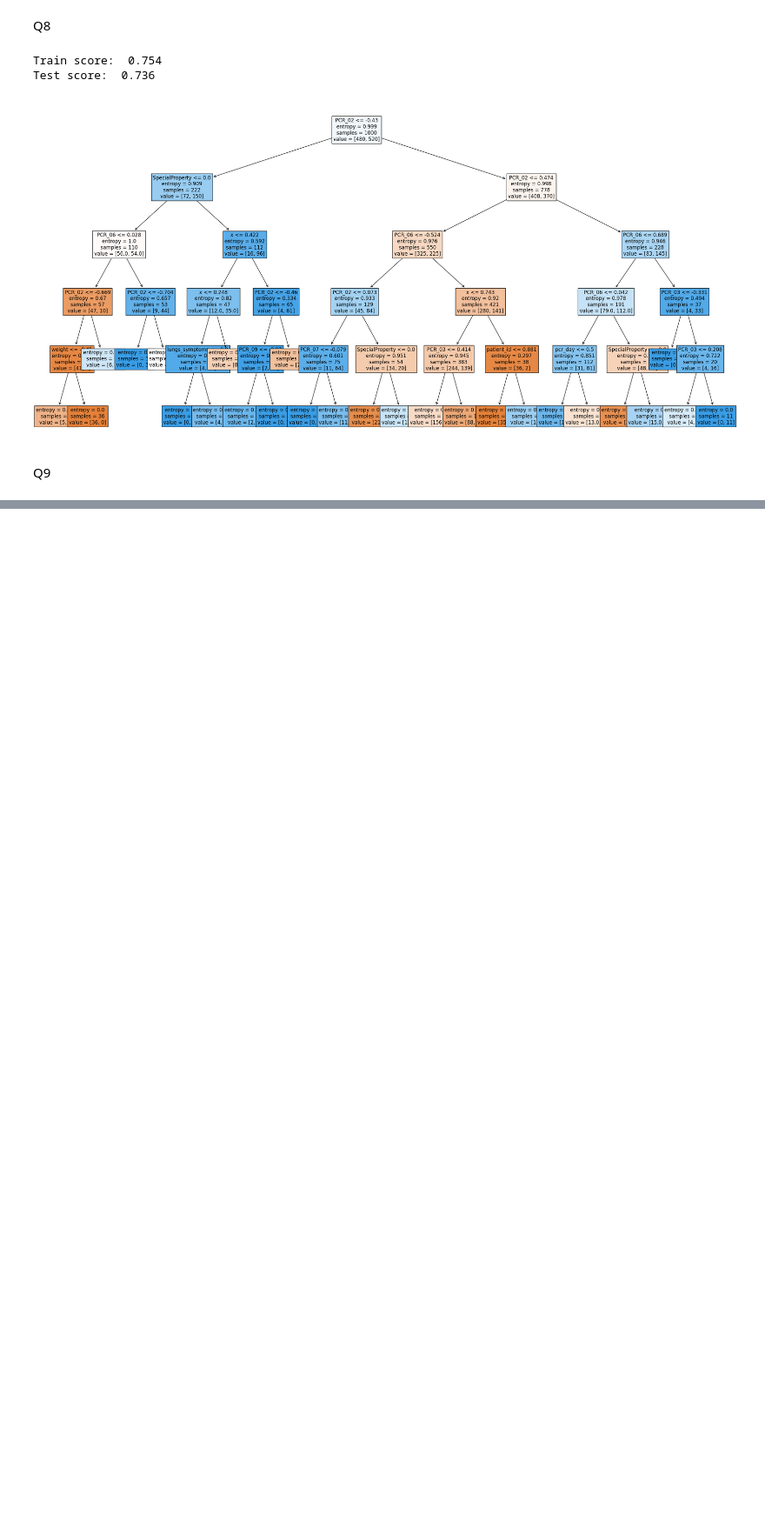
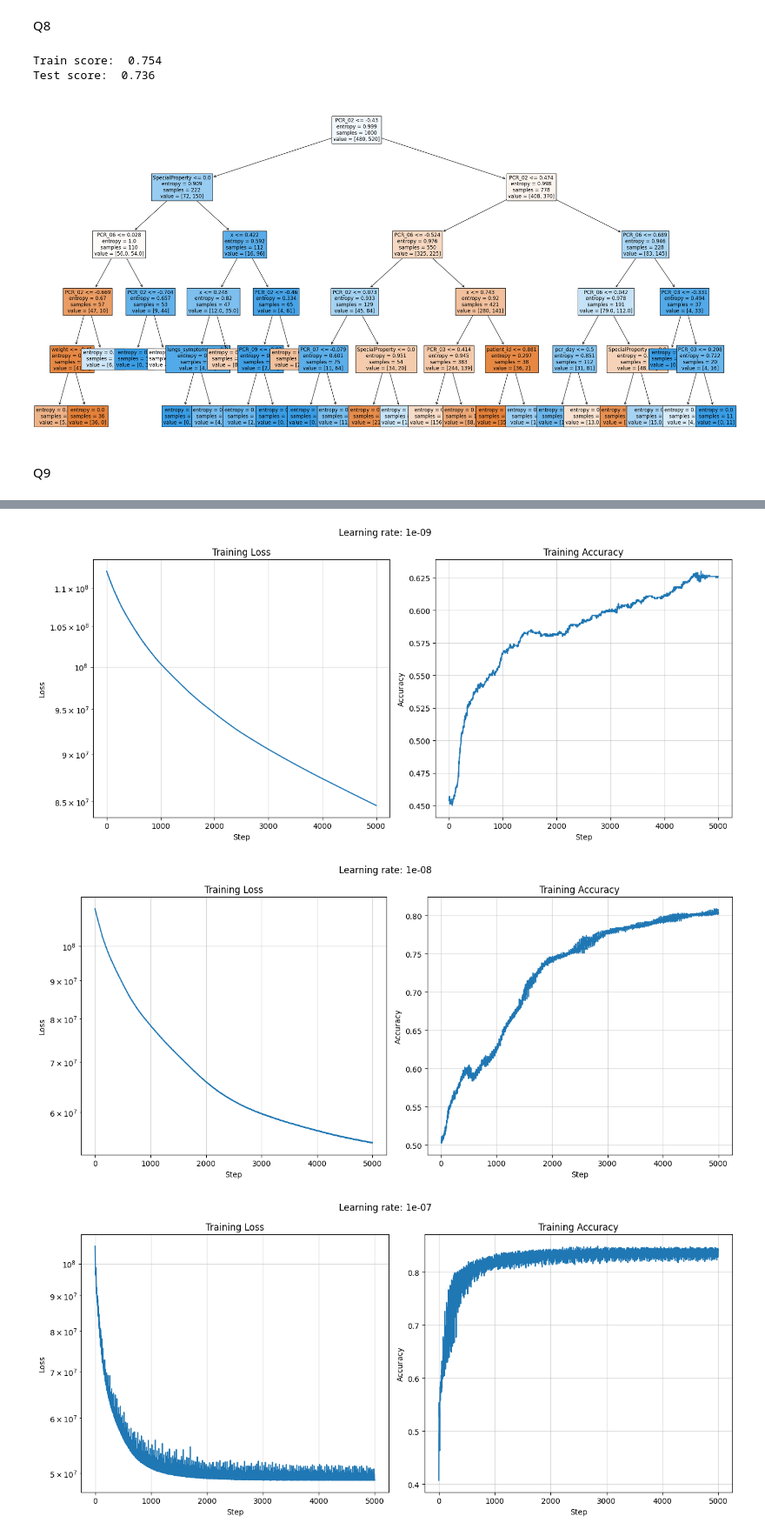
Before and after one commit to mayagel/mlhw2wet, a Jupyter notebook: Copy_of_Untitled1.ipynb, the cells around one changed output, grey strips where cells are left out. Shown at 87% size. Cells and saved outputs as stored; diff of their text form; code cells hidden in the pictures; blank space fills up the shorter version.

Commit message:
add the plots

```diff
--- a/Copy_of_Untitled1.ipynb
+++ b/Copy_of_Untitled1.ipynb
@@ -585,0 +586,21 @@ compare_gradients(X_train[['PCR_01', 'PCR_03']].to_numpy(), y_train['spread'].to
+# %%
+from sklearn.preprocessing import PolynomialFeatures, MinMaxScaler
+C=1e5
+
+for i in np.logspace(-9, -5, 5):
+    clf = SoftSVM(C=C, lr=i)
+    Xtrain_poly = PolynomialFeatures(degree=3,).fit_transform(X_train[['PCR_01', 'PCR_03']])
+    Xtrain_poly = MinMaxScaler(feature_range=(-1,1)).fit_transform(Xtrain_poly)
+    losses, accuracies = clf.fit_with_logs(Xtrain_poly, np.array(y_train['spread']), max_iter=5000)
+    plt.figure(figsize=(13, 6))
+    plt.subplot(121), plt.grid(alpha=0.5), plt.title ("Training Loss")
+    plt.semilogy(losses), plt.xlabel("Step"), plt.ylabel("Loss")
+    plt.subplot(122), plt.grid(alpha=0.5), plt.title ("Training Accuracy")
+    plt.plot(accuracies), plt.xlabel("Step"), plt.ylabel("Accuracy")
+    plt.suptitle(f"Learning rate: {i}")
+    plt.tight_layout()
+    plt.show()
+# %% [output]
+[figure, added]
+[figure, added]
+[figure, added]
```
Also changed, not shown: parts of 3 cells of this notebook, 2 other files.
